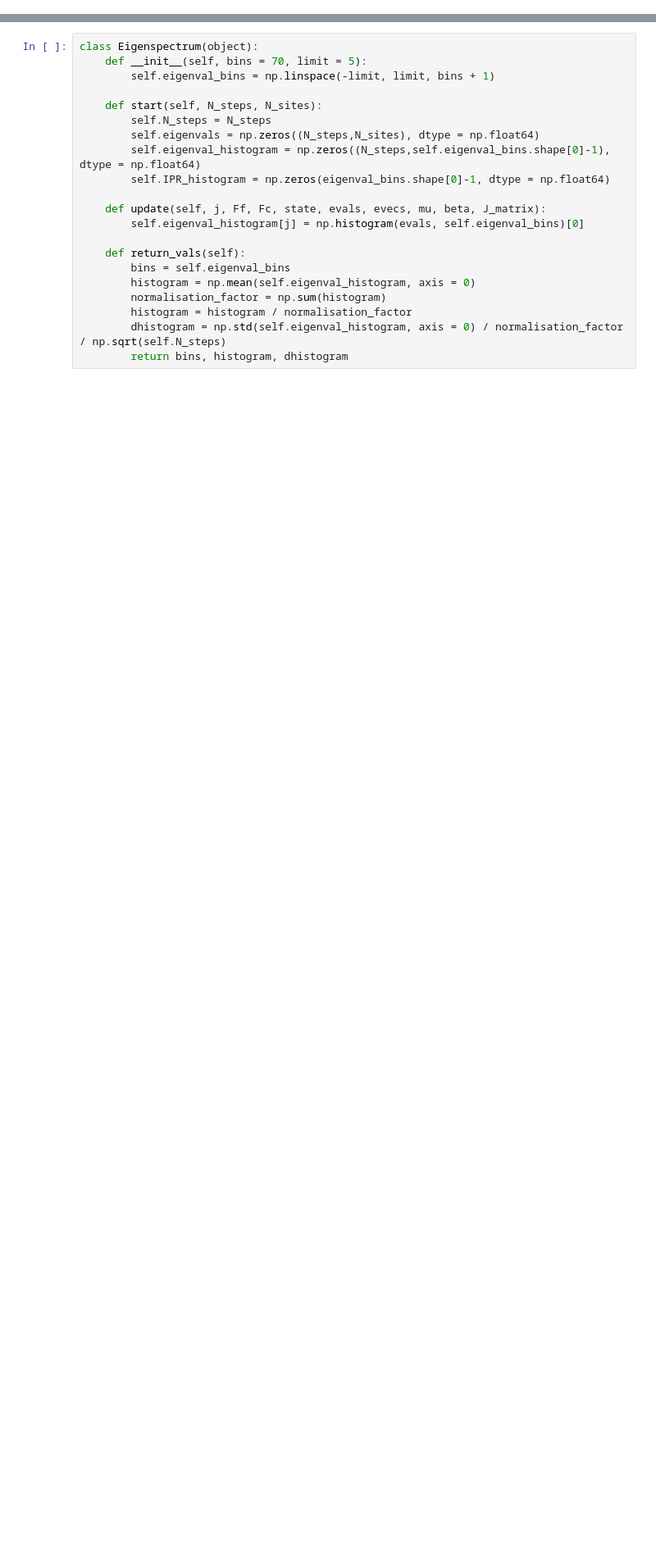
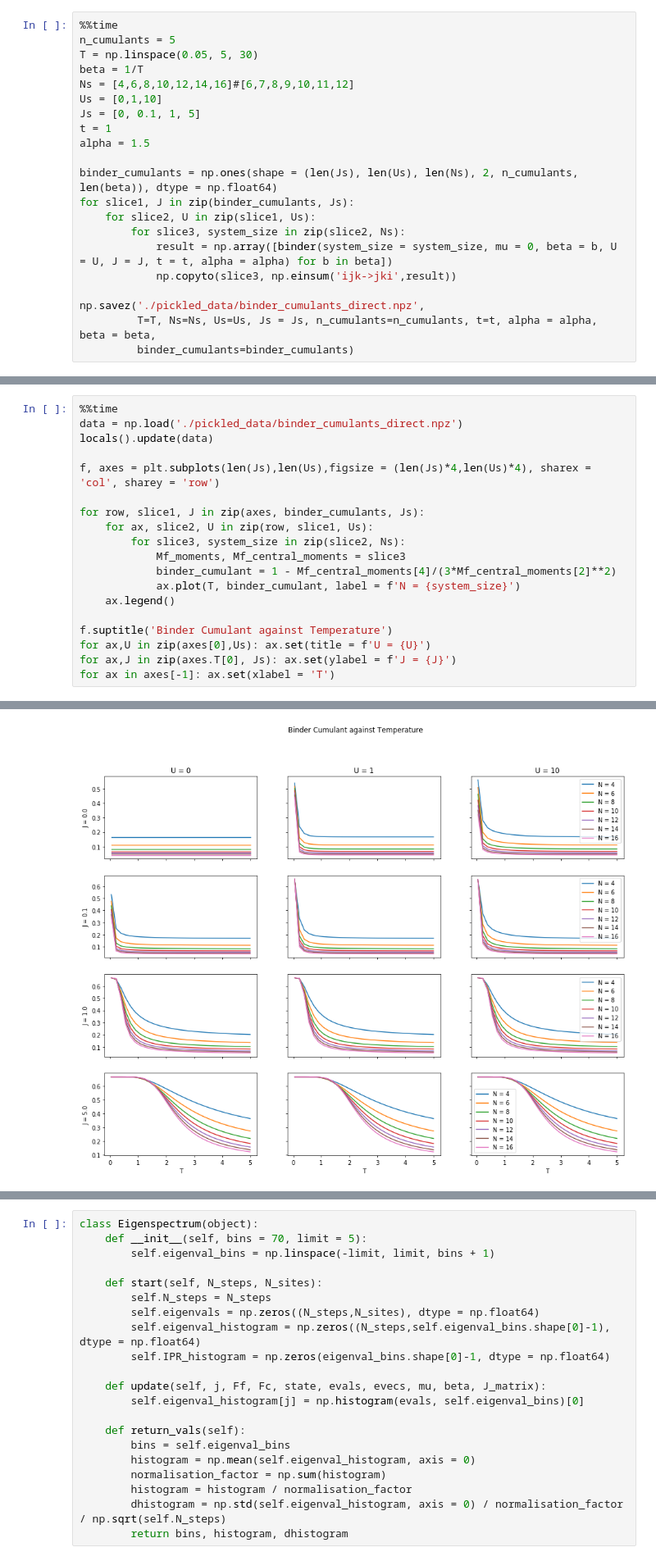
Before and after one commit to TomHodson/FKMC, a Jupyter notebook: notebooks/SecondWind.ipynb, the cells around one changed output, grey strips where cells are left out. Shown at 82% size. Cells and saved outputs as stored; diff of their text form; blank space fills up the shorter version.

```diff
--- a/notebooks/SecondWind.ipynb
+++ b/notebooks/SecondWind.ipynb
@@ -309,0 +385,21 @@ def FK_mcmc(
+# %%
+%%time
+n_cumulants = 5
+T = np.linspace(0.05, 5, 30)
+beta = 1/T
+Ns = [4,6,8,10,12,14,16]#[6,7,8,9,10,11,12]
+Us = [0,1,10]
+Js = [0, 0.1, 1, 5]
+t = 1
+alpha = 1.5
+
+binder_cumulants = np.ones(shape = (len(Js), len(Us), len(Ns), 2, n_cumulants, len(beta)), dtype = np.float64)
+for slice1, J in zip(binder_cumulants, Js):
+    for slice2, U in zip(slice1, Us):
+        for slice3, system_size in zip(slice2, Ns):
+            result = np.array([binder(system_size = system_size, mu = 0, beta = b, U = U, J = J, t = t, alpha = alpha) for b in beta])
+            np.copyto(slice3, np.einsum('ijk->jki',result))
+
+np.savez('./pickled_data/binder_cumulants_direct.npz',
+         T=T, Ns=Ns, Us=Us, Js = Js, n_cumulants=n_cumulants, t=t, alpha = alpha, beta = beta,
+         binder_cumulants=binder_cumulants)
@@ -309,0 +409,20 @@ def FK_mcmc(
+# %%
+%%time
+data = np.load('./pickled_data/binder_cumulants_direct.npz')
+locals().update(data)
+
+f, axes = plt.subplots(len(Js),len(Us),figsize = (len(Js)*4,len(Us)*4), sharex = 'col', sharey = 'row')
+
+for row, slice1, J in zip(axes, binder_cumulants, Js):
+    for ax, slice2, U in zip(row, slice1, Us):
+        for slice3, system_size in zip(slice2, Ns):
+            Mf_moments, Mf_central_moments = slice3
+            binder_cumulant = 1 - Mf_central_moments[4]/(3*Mf_central_moments[2]**2)
+            ax.plot(T, binder_cumulant, label = f'N = {system_size}')
+    ax.legend()
+
+f.suptitle('Binder Cumulant against Temperature')
+for ax,U in zip(axes[0],Us): ax.set(title = f'U = {U}')
+for ax,J in zip(axes.T[0], Js): ax.set(ylabel = f'J = {J}')
+for ax in axes[-1]: ax.set(xlabel = 'T')
+# %% [output]
@@ -309,0 +431 @@ def FK_mcmc(
+[figure, added]
```
Also changed, not shown: parts of 37 cells of this notebook.
